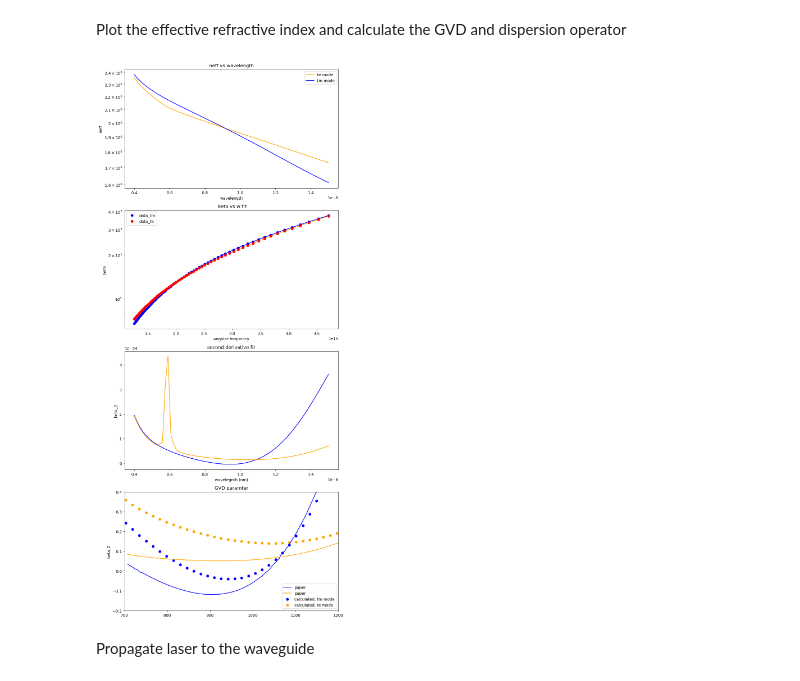
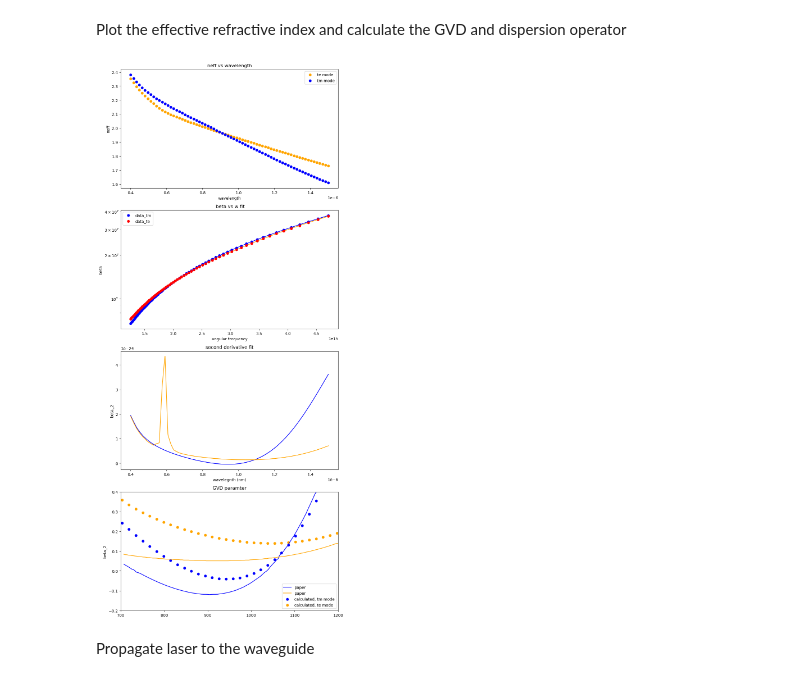
Before and after one commit to elizaleung830/SC-generation-stimulation, a Jupyter notebook: SCG_Stimulation/Benchmark/pynlo/Escale_M_2020/code/Fig_2_and_3.ipynb, the cells around one changed output. Saved outputs shown, nothing was run; the diff lists cells and outputs as text; code cells hidden in the pictures.

```diff
--- a/SCG_Stimulation/Benchmark/pynlo/Escale_M_2020/code/Fig_2_and_3.ipynb
+++ b/SCG_Stimulation/Benchmark/pynlo/Escale_M_2020/code/Fig_2_and_3.ipynb
@@ -156,8 +156,8 @@ x_range = angular_freq(w_range)
 axs[0].set_xlabel("wavelength")
 axs[0].set_ylabel("neff")
 axs[0].set_title("neff vs wavelength")
-axs[0].semilogy(wls,neff_list_te, color="orange", label = "te mode")
-axs[0].semilogy(wls,neff_list_tm, color="blue", label = "tm mode")
+axs[0].scatter(wls,neff_list_te, color="orange", label = "te mode")
+axs[0].scatter(wls,neff_list_tm, color="blue", label = "tm mode")
 axs[0].legend()
 #-----------beta plot-----------------
 axs[1].set_xlabel("angular frequency")
@@ -177,34 +177,34 @@ axs[2].set_ylabel("beta_2")
 axs[2].set_title("second derivative fit")
 axs[2].plot(w_range,y_spl_2d_tm(x_range) , color="blue")
 axs[2].plot(w_range,y_spl_2d_te(x_range) , color="orange")
 
 
 #-----------plot reference data __________________
 ref_tm = pd.read_csv("../reference_data/beta_tm.csv", dtype=np.float64)
 ref_tm_x, ref_tm_y = np.split(ref_tm.values, 2, axis=1)
 axs[3].plot(ref_tm_x, ref_tm_y, c="blue", label = "paper")
 
 ref_te = pd.read_csv("../reference_data/beta_te.csv", dtype=np.float64)
 ref_te_x, ref_te_y = np.split(ref_te.values, 2, axis=1)
 axs[3].plot(ref_te_x, ref_te_y, c="orange", label = "paper")
 
 #-----------beta_2 plot---------------------------
 beta_2_tm = y_spl_2d_tm(angular_freq(wls)) * 1e24
 beta_2_te = y_spl_2d_te(angular_freq(wls)) * 1e24
 
 axs[3].scatter(wls * 1e9, beta_2_tm, label = "calculated, tm mode", c="blue")
 axs[3].scatter(wls * 1e9, beta_2_te, label = "calculated, te mode", c="orange")
 
 axs[3].set_ylabel("beta_2")
 axs[3].set_ylim(-0.2,0.4)
 axs[3].set_xlim(700,1200)
 axs[3].set_title("GVD paramter")
 axs[3].legend()
 
 plt.tight_layout()
 plt.show()
 # %% [output]
-[figure, old version]
+[figure, new version]
 # %% [markdown]
 Propagate laser to the waveguide
 # %%
```
Also changed, not shown: 14 other files.
